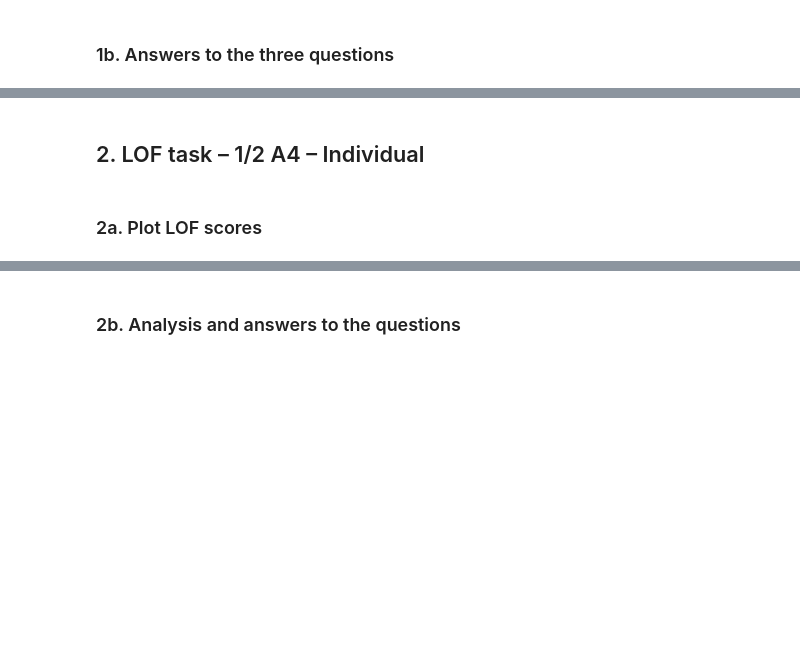
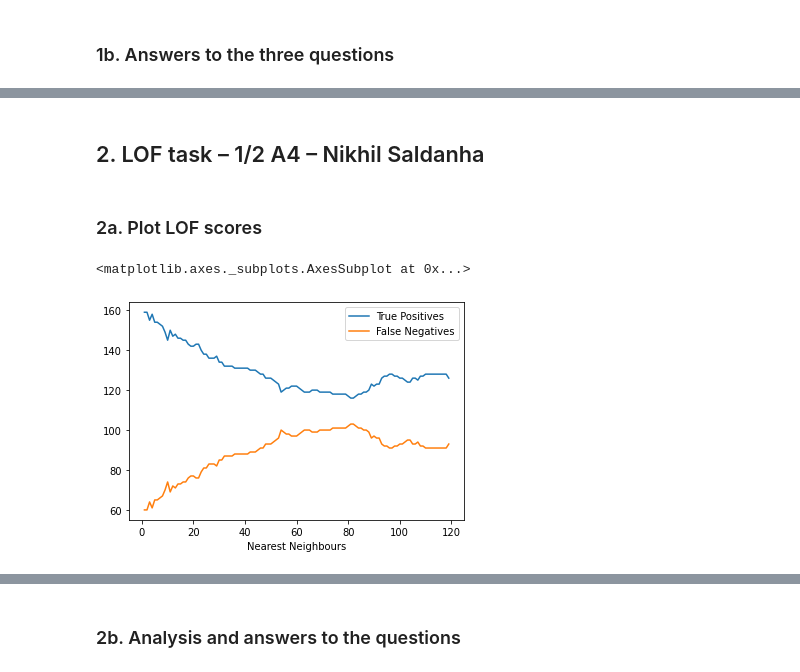
Before and after one commit to sharwinbobde/cyber-data-analytics, a Jupyter notebook: Part-2/Lab2.ipynb, the cells around one changed output, grey strips where cells are left out. Drawn from its saved outputs; the diff is of its cells as text; code cells hidden in the pictures; blank space fills up the shorter version.

Commit message:
add task 1, and 2 to the final notebook

```diff
--- a/Part-2/Lab2.ipynb
+++ b/Part-2/Lab2.ipynb
@@ -31,4 +172,39 @@ Dataset here : https://www.batadal.net/data.html You will need Training Dataset
 # %% [markdown]
-## 2. LOF task – 1/2 A4 – Individual
+## 2. LOF task – 1/2 A4 – Nikhil Saldanha
 # %% [markdown]
 ### 2a. Plot LOF scores
+# %%
+# remove label and datetime column
+X_train = data_1[set(data_1.columns)-{"ATT_FLAG", "DATETIME"}].to_numpy()
+y_train = np.zeros((X_train.shape[0], ))
+
+X_valid = data_2[set(data_2.columns)-{"ATT_FLAG", "DATETIME"}].to_numpy()
+y_valid = data_2["ATT_FLAG"].to_numpy()
+# convert to 1s for attack and 0s for normal
+y_valid = y_valid == 1
+
+lofs = []
+nns = [i for i in range(1, 120)]
+tps = []
+fns = []
+for nn in nns:
+    clf = LocalOutlierFactor(n_neighbors=nn, algorithm='kd_tree', leaf_size=100,
+                             metric='minkowski', p=1, contamination="auto", novelty=True, n_jobs=-1)
+    clf.fit(X_train)
+    lof = clf.negative_outlier_factor_
+    lofs.append(lof)
+
+    y_pred = clf.predict(X_valid)
+    y_pred = y_pred == -1
+    y_pred = y_pred.astype(float)
+
+    tn, fp, fn, tp = confusion_matrix(y_valid, y_pred).ravel()
+    tps.append(tp)
+    fns.append(fn)
+# %%
+plot_df = pd.DataFrame({"True Positives": tps, "False Negatives": fns, "Nearest Neighbours": nns})
+sns.lineplot(x="Nearest Neighbours", y=tps, data=plot_df, legend='brief', label="True Positives")
+sns.lineplot(x="Nearest Neighbours", y=fns, data=plot_df, legend='brief', label="False Negatives")
+# %% [output]
+<matplotlib.axes._subplots.AxesSubplot at 0x...>
+[figure, added]
```
Also changed, not shown: parts of 25 cells of this notebook.
